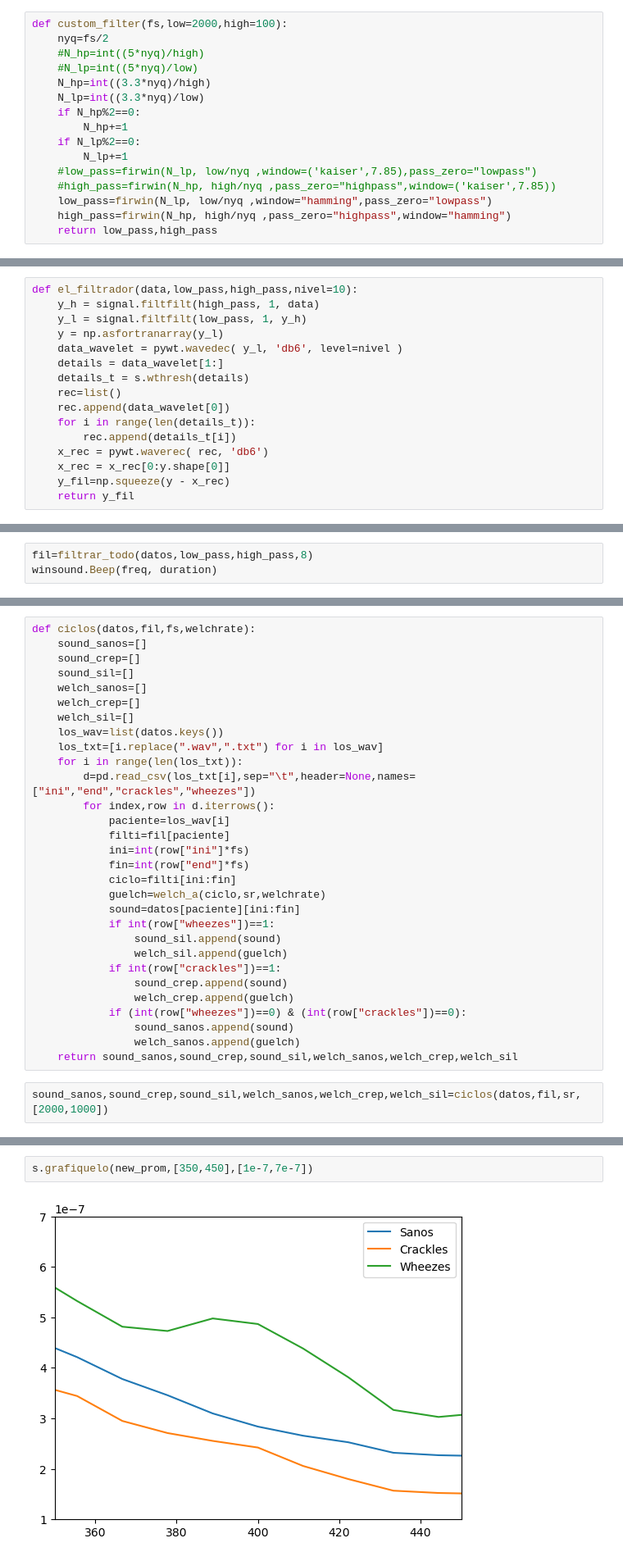
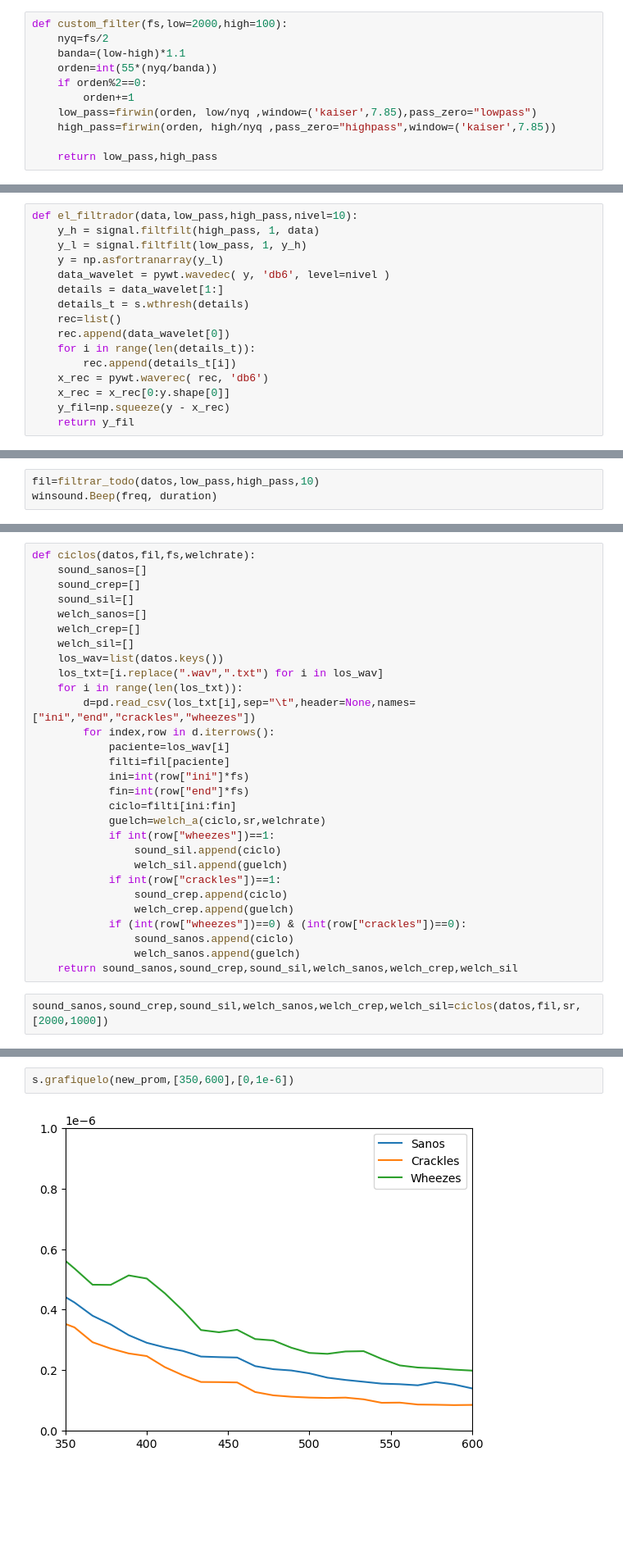
Before and after one commit to Astolfo2332/Respiratory_Difference, a Jupyter notebook: Proyecto_3_los_4GB.ipynb, the cells around one changed output, grey strips where cells are left out. Shown at 82% size. Cells and saved outputs as stored; diff of their text form; blank space fills up the shorter version.

```diff
--- a/Proyecto_3_los_4GB.ipynb
+++ b/Proyecto_3_los_4GB.ipynb
@@ -146,18 +144,13 @@ plt.plot(f[r],Pxx[r])
 # %%
 def custom_filter(fs,low=2000,high=100):
     nyq=fs/2
-    #N_hp=int((5*nyq)/high)
-    #N_lp=int((5*nyq)/low)
-    N_hp=int((3.3*nyq)/high)
-    N_lp=int((3.3*nyq)/low)
-    if N_hp%2==0:
-        N_hp+=1
-    if N_lp%2==0:
-        N_lp+=1
-    #low_pass=firwin(N_lp, low/nyq ,window=('kaiser',7.85),pass_zero="lowpass")
-    #high_pass=firwin(N_hp, high/nyq ,pass_zero="highpass",window=('kaiser',7.85))
-    low_pass=firwin(N_lp, low/nyq ,window="hamming",pass_zero="lowpass")
-    high_pass=firwin(N_hp, high/nyq ,pass_zero="highpass",window="hamming")
+    banda=(low-high)*1.1
+    orden=int(55*(nyq/banda))
+    if orden%2==0:
+        orden+=1
+    low_pass=firwin(orden, low/nyq ,window=('kaiser',7.85),pass_zero="lowpass")
+    high_pass=firwin(orden, high/nyq ,pass_zero="highpass",window=('kaiser',7.85))
+
     return low_pass,high_pass
 # %%
 low_pass,high_pass=custom_filter(datos[list(datos.keys())[0]][1])
@@ -166,7 +159,7 @@ def el_filtrador(data,low_pass,high_pass,nivel=10):
     y_h = signal.filtfilt(high_pass, 1, data)
     y_l = signal.filtfilt(low_pass, 1, y_h)
     y = np.asfortranarray(y_l)
-    data_wavelet = pywt.wavedec( y_l, 'db6', level=nivel )
+    data_wavelet = pywt.wavedec( y, 'db6', level=nivel )
     details = data_wavelet[1:]
     details_t = s.wthresh(details)
     rec=list()
@@ -185,5 +178,5 @@ def filtrar_todo(datos,low_pass,high_pass,level=10):
         fil[i]=y_fil
     return fil
 # %%
-fil=filtrar_todo(datos,low_pass,high_pass,8)
+fil=filtrar_todo(datos,low_pass,high_pass,10)
 winsound.Beep(freq, duration)
@@ -216,15 +203,14 @@ def ciclos(datos,fil,fs,welchrate):
             fin=int(row["end"]*fs)
             ciclo=filti[ini:fin]
             guelch=welch_a(ciclo,sr,welchrate)
-            sound=datos[paciente][ini:fin]
             if int(row["wheezes"])==1:
-                sound_sil.append(sound)
+                sound_sil.append(ciclo)
                 welch_sil.append(guelch)
             if int(row["crackles"])==1:
-                sound_crep.append(sound)
+                sound_crep.append(ciclo)
                 welch_crep.append(guelch)
             if (int(row["wheezes"])==0) & (int(row["crackles"])==0):
-                sound_sanos.append(sound)
+                sound_sanos.append(ciclo)
                 welch_sanos.append(guelch)
     return sound_sanos,sound_crep,sound_sil,welch_sanos,welch_crep,welch_sil
 # %%
@@ -248,4 +234,4 @@ Text(0.5, 0, 'Frecuencia')
 # %%
-s.grafiquelo(new_prom,[350,450],[1e-7,7e-7])
+s.grafiquelo(new_prom,[350,600],[0,1e-6])
 # %% [output]
-[figure, old version]
+[figure, new version]
```
Also changed, not shown: parts of 48 cells of this notebook, 7 other files.
